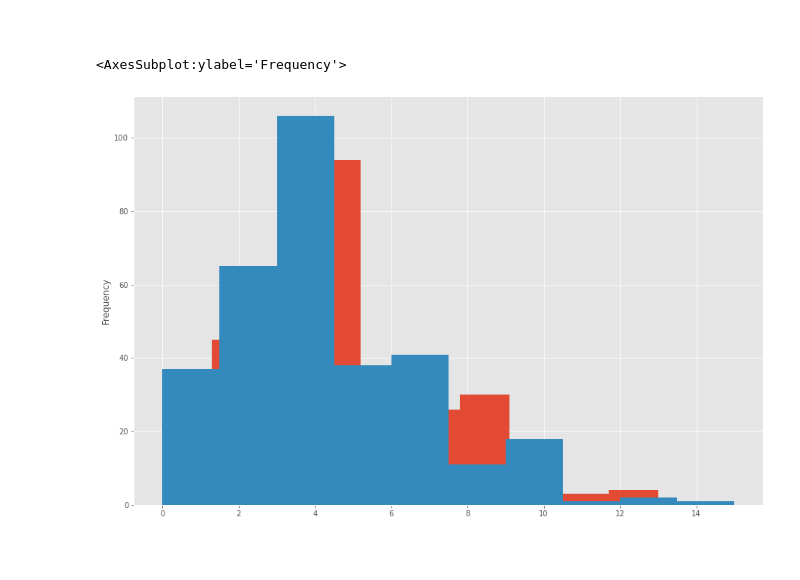
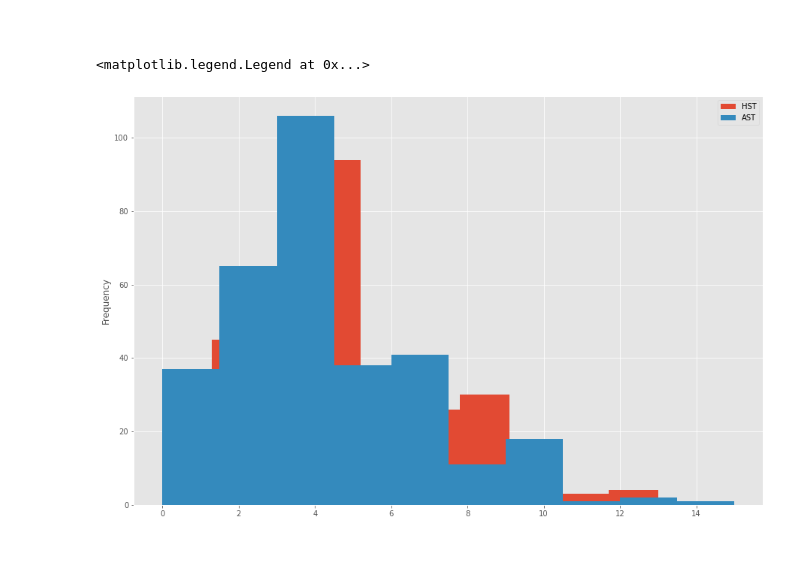
Before and after one commit to kmcd14/ProgrammingDA-project, a Jupyter notebook: data_sim.ipynb, the cells around one changed output. Cells and saved outputs as stored; diff of their text form; code cells hidden in the pictures.

```diff
--- a/data_sim.ipynb
+++ b/data_sim.ipynb
@@ -510,9 +876,11 @@ Name: shots, dtype: int64
 # %%
 data['HST'].plot.hist()
 data['AST'].plot.hist()
+
+plt.legend()
 # %% [output]
-<AxesSubplot:ylabel='Frequency'>
+<matplotlib.legend.Legend at 0x...>
-[figure, old version]
+[figure, new version]
 # %% [markdown]
 <br>
 # %%
```
Also changed, not shown: parts of 154 cells of this notebook.
